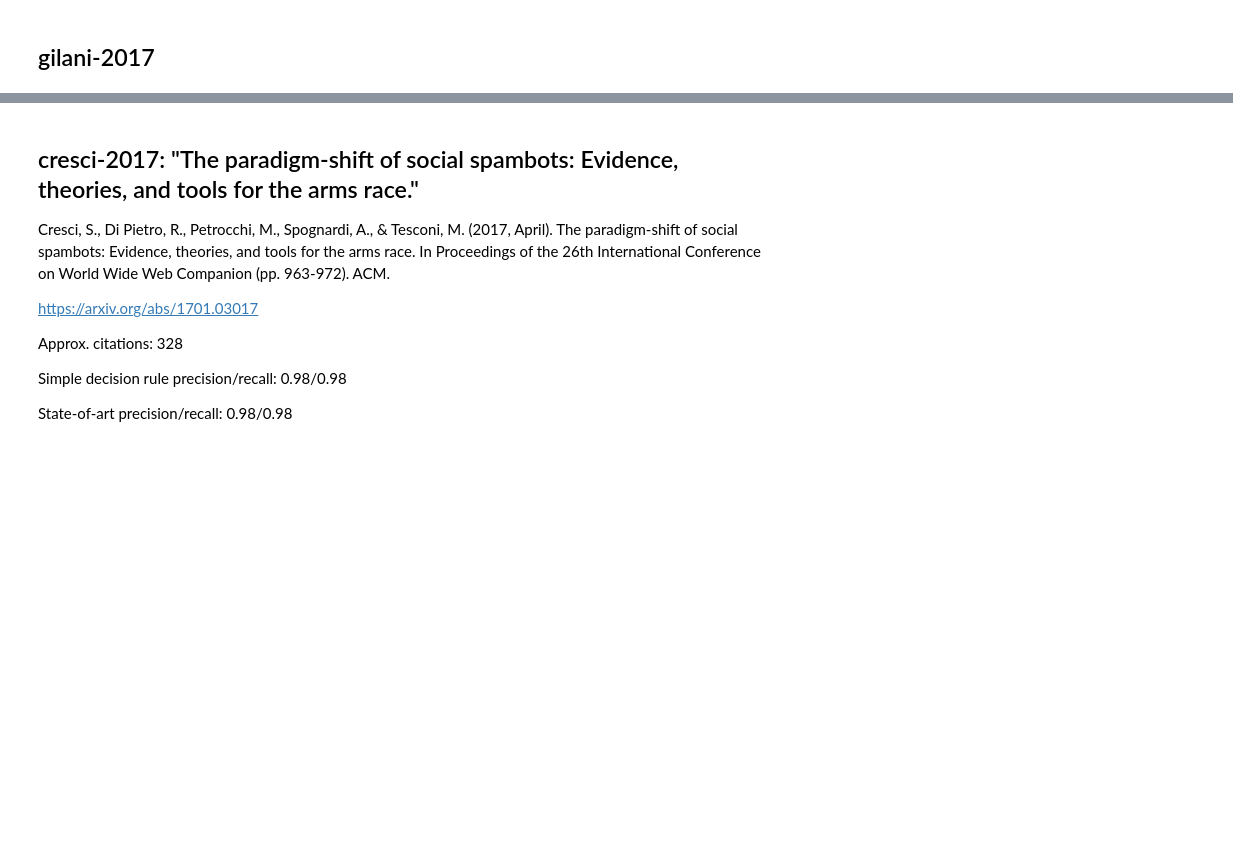
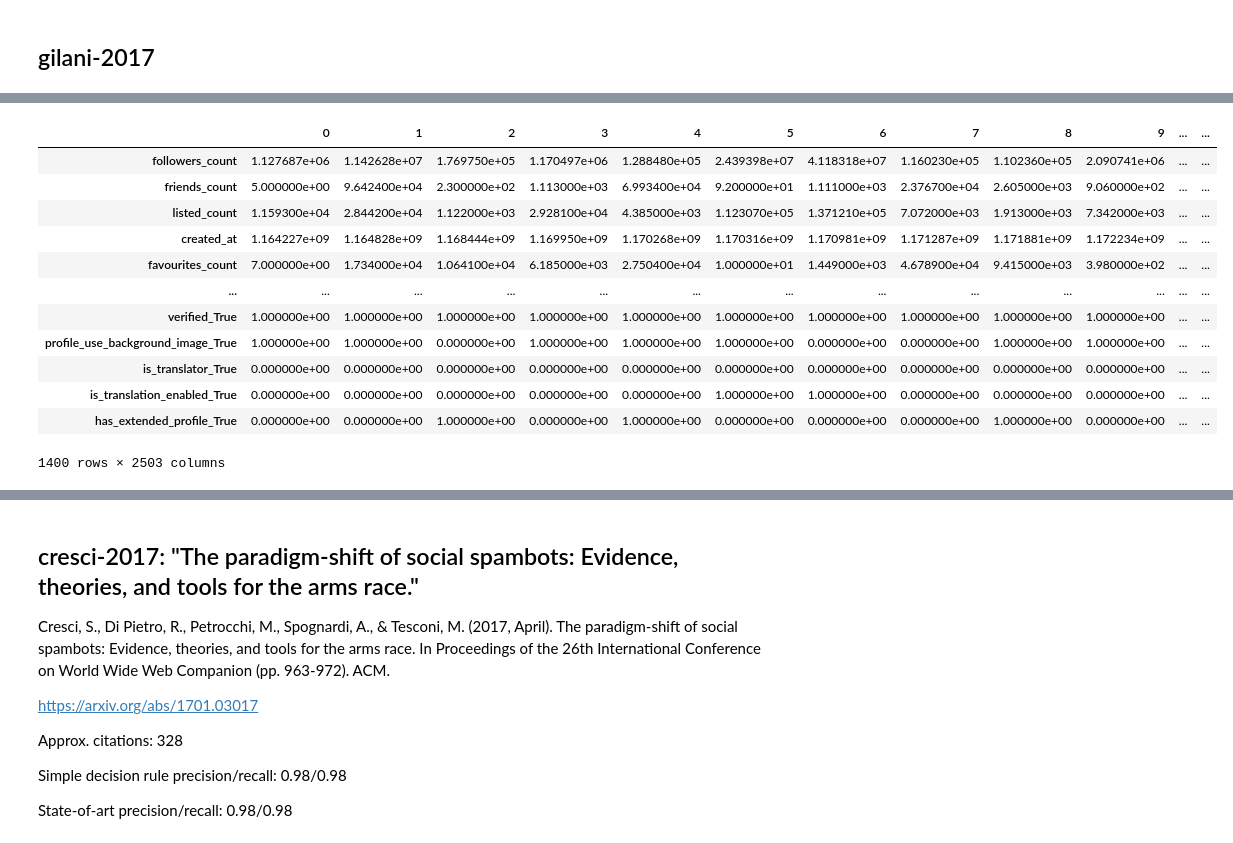
Before and after one commit to johnchrishays/bot-detection, a Jupyter notebook: Simple Decision Rules Give High Accuracy for Detecting Social Bots on Benchmark Datasets.ipynb, the cells around one changed output, grey strips where cells are left out. Drawn from its saved outputs; the diff is of its cells as text; code cells hidden in the pictures; blank space fills up the shorter version.

```diff
--- a/Simple Decision Rules Give High Accuracy for Detecting Social Bots on Benchmark Datasets.ipynb
+++ b/Simple Decision Rules Give High Accuracy for Detecting Social Bots on Benchmark Datasets.ipynb
@@ -558,0 +703,4 @@ Finished kfold_cv at 1653926306.0863166. Execution time: 0.4909348487854004 s
+# %%
+profs = extract_users(PROJ_PATH + "/data/gilani-2017_tweets.json")
+df, one_hot, labels = preprocess_users(profs, PROJ_PATH + "/data/gilani-2017.tsv")
+df.T
@@ -558,0 +726,16 @@ Finished kfold_cv at 1653926306.0863166. Execution time: 0.4909348487854004 s
+# %%
+one_hot.T
+# %% [output]
+|  | 0 | 1 | 2 | 3 | 4 | 5 | 6 | 7 | 8 | 9 | ... | ... |
+| followers_count | 1.127687e+06 | 1.142628e+07 | 1.769750e+05 | 1.170497e+06 | 1.288480e+05 | 2.439398e+07 | 4.118318e+07 | 1.160230e+05 | 1.102360e+05 | 2.090741e+06 | ... | ... |
+| friends_count | 5.000000e+00 | 9.642400e+04 | 2.300000e+02 | 1.113000e+03 | 6.993400e+04 | 9.200000e+01 | 1.111000e+03 | 2.376700e+04 | 2.605000e+03 | 9.060000e+02 | ... | ... |
+| listed_count | 1.159300e+04 | 2.844200e+04 | 1.122000e+03 | 2.928100e+04 | 4.385000e+03 | 1.123070e+05 | 1.371210e+05 | 7.072000e+03 | 1.913000e+03 | 7.342000e+03 | ... | ... |
+| created_at | 1.164227e+09 | 1.164828e+09 | 1.168444e+09 | 1.169950e+09 | 1.170268e+09 | 1.170316e+09 | 1.170981e+09 | 1.171287e+09 | 1.171881e+09 | 1.172234e+09 | ... | ... |
+| favourites_count | 7.000000e+00 | 1.734000e+04 | 1.064100e+04 | 6.185000e+03 | 2.750400e+04 | 1.000000e+01 | 1.449000e+03 | 4.678900e+04 | 9.415000e+03 | 3.980000e+02 | ... | ... |
+| ... | ... | ... | ... | ... | ... | ... | ... | ... | ... | ... | ... | ... |
+| verified_True | 1.000000e+00 | 1.000000e+00 | 1.000000e+00 | 1.000000e+00 | 1.000000e+00 | 1.000000e+00 | 1.000000e+00 | 1.000000e+00 | 1.000000e+00 | 1.000000e+00 | ... | ... |
+| profile_use_background_image_True | 1.000000e+00 | 1.000000e+00 | 0.000000e+00 | 1.000000e+00 | 1.000000e+00 | 1.000000e+00 | 0.000000e+00 | 0.000000e+00 | 1.000000e+00 | 1.000000e+00 | ... | ... |
+| is_translator_True | 0.000000e+00 | 0.000000e+00 | 0.000000e+00 | 0.000000e+00 | 0.000000e+00 | 0.000000e+00 | 0.000000e+00 | 0.000000e+00 | 0.000000e+00 | 0.000000e+00 | ... | ... |
+| is_translation_enabled_True | 0.000000e+00 | 0.000000e+00 | 0.000000e+00 | 0.000000e+00 | 0.000000e+00 | 1.000000e+00 | 1.000000e+00 | 0.000000e+00 | 0.000000e+00 | 0.000000e+00 | ... | ... |
+| has_extended_profile_True | 0.000000e+00 | 0.000000e+00 | 1.000000e+00 | 0.000000e+00 | 1.000000e+00 | 0.000000e+00 | 0.000000e+00 | 0.000000e+00 | 1.000000e+00 | 0.000000e+00 | ... | ... |
+1400 rows × 2503 columns
```
Also changed, not shown: parts of 36 cells of this notebook.
